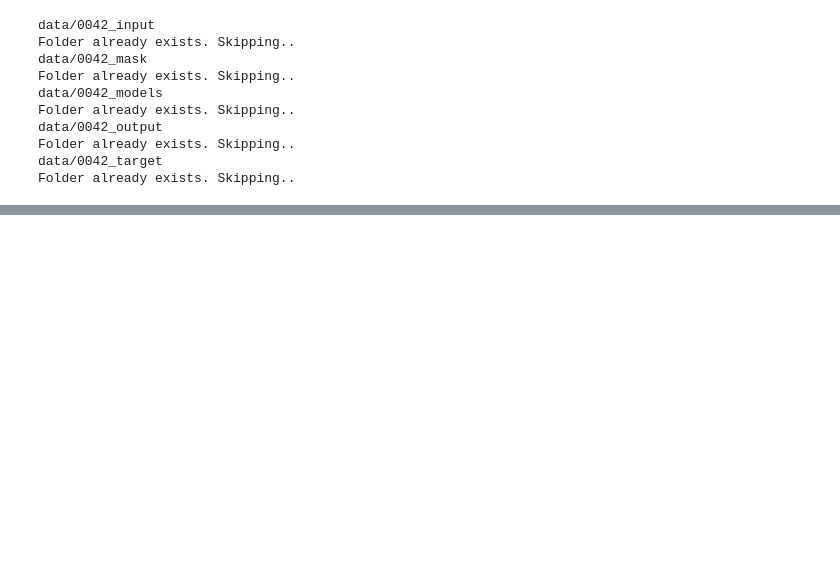
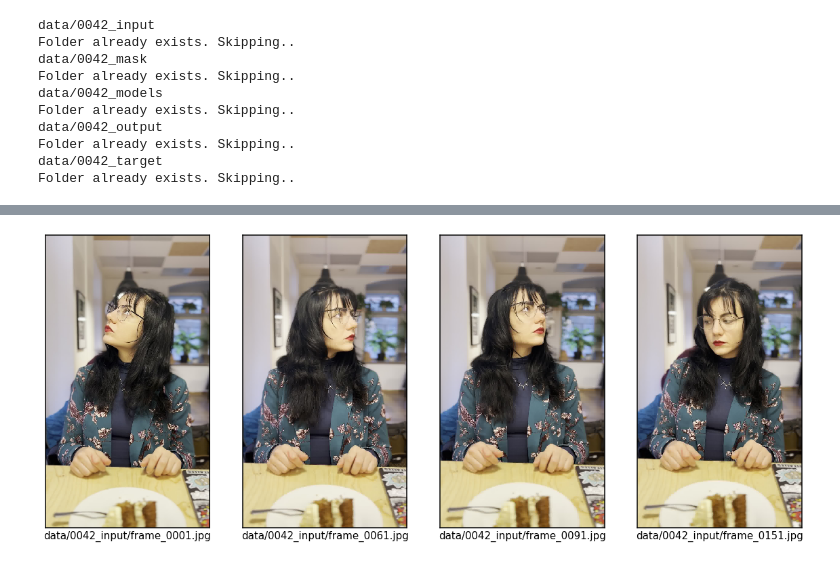
Before and after one commit to nea-insomnia/prototyping_HGM, a Jupyter notebook: Backbone_pipeline_POC.ipynb, the cells around one changed output, grey strips where cells are left out. Cells and saved outputs as stored; diff of their text form; code cells hidden in the pictures; blank space fills up the shorter version.

```diff
--- a/Backbone_pipeline_POC.ipynb
+++ b/Backbone_pipeline_POC.ipynb
@@ -187,7 +188,7 @@ df
 # %%
-def select_keyframes(comparison_images: Dict[str,np.ndarray], max_keyframes: int) -> List[np.ndarray]:
+def select_keyframes(comparison_frames: Dict[str,np.ndarray], max_keyframes: int) -> List[np.ndarray]:
 
-    compare_options = list(combinations(comparison_images.keys(), max_keyframes))
+    compare_options = list(combinations(comparison_frames.keys(), max_keyframes))
     compare_df = pd.DataFrame()
 
     #Calculate and accumalate the values on all 2-combinations of each 4-tuple
@@ -212,12 +218,14 @@ keyframes
 # %%
 for img_name in keyframes:
-    cv2.imwrite(img_name, comparison_images[img_name])
+    cv2.imwrite(img_name, comparison_frames[img_name])
 
 xlen = len(keyframes)
 fig, axes = plt.subplots(1, xlen)
 fig.set_size_inches(20,10)
 for ax, img_path in zip(axes, keyframes):
     img = Image.open(img_path)
     isns.imgplot(img, ax=ax, cbar=False)
     ax.invert_yaxis()
     ax.set_xlabel(img_path)
+# %% [output]
+[figure, added]
```
Also changed, not shown: parts of 10 cells of this notebook.
